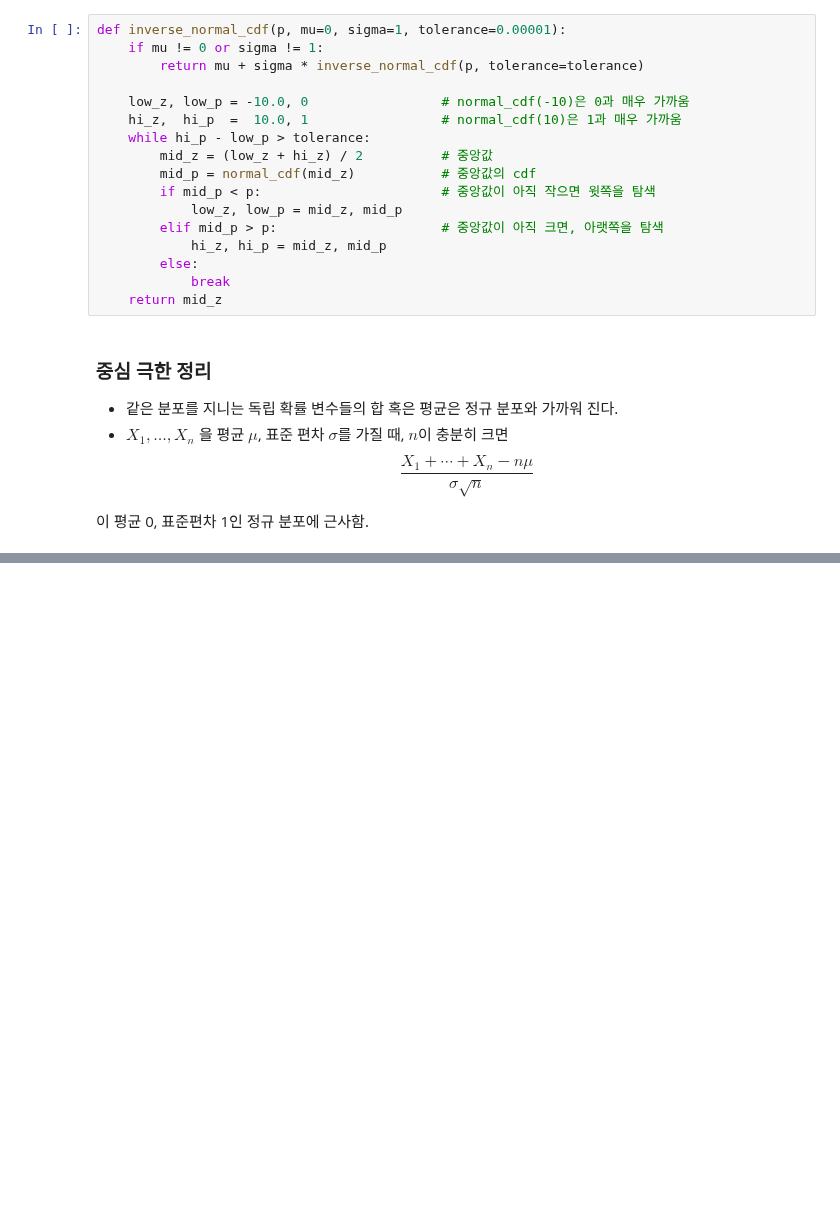
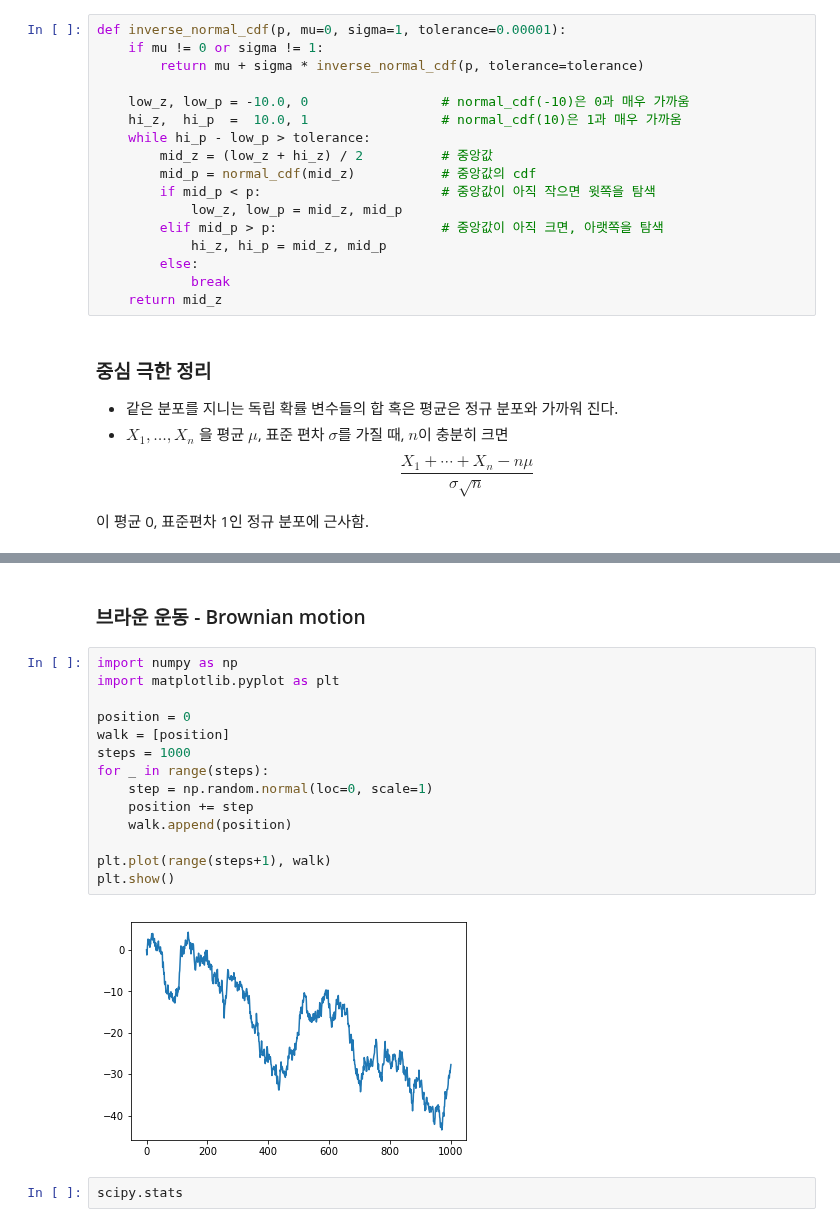
Before and after one commit to ksublee/SPuP, a Jupyter notebook: 9.Probability.ipynb, the cells around one changed output, grey strips where cells are left out. Saved outputs shown, nothing was run; the diff lists cells and outputs as text; blank space fills up the shorter version.

```diff
--- a/9.Probability.ipynb
+++ b/9.Probability.ipynb
@@ -187,0 +311,20 @@ $$\frac{ 𝑋_1+⋯+𝑋_𝑛−n\mu}{ \sigma \sqrt{n}} $$
+# %% [markdown]
+### 브라운 운동 - Brownian motion
+# %%
+import numpy as np
+import matplotlib.pyplot as plt
+
+position = 0
+walk = [position]
+steps = 1000
+for _ in range(steps):
+    step = np.random.normal(loc=0, scale=1)
+    position += step
+    walk.append(position)
+
+plt.plot(range(steps+1), walk)
+plt.show()
+# %% [output]
+[figure, added]
+# %%
+scipy.stats
```
Also changed, not shown: parts of 24 cells of this notebook, 1 other file.
